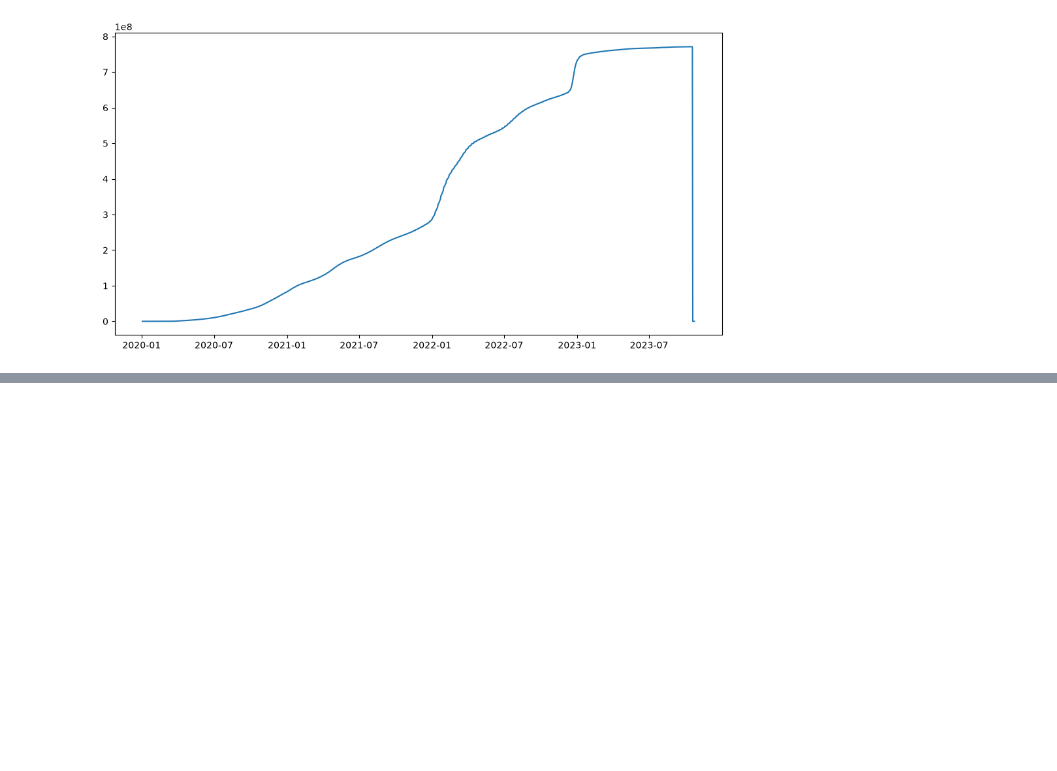
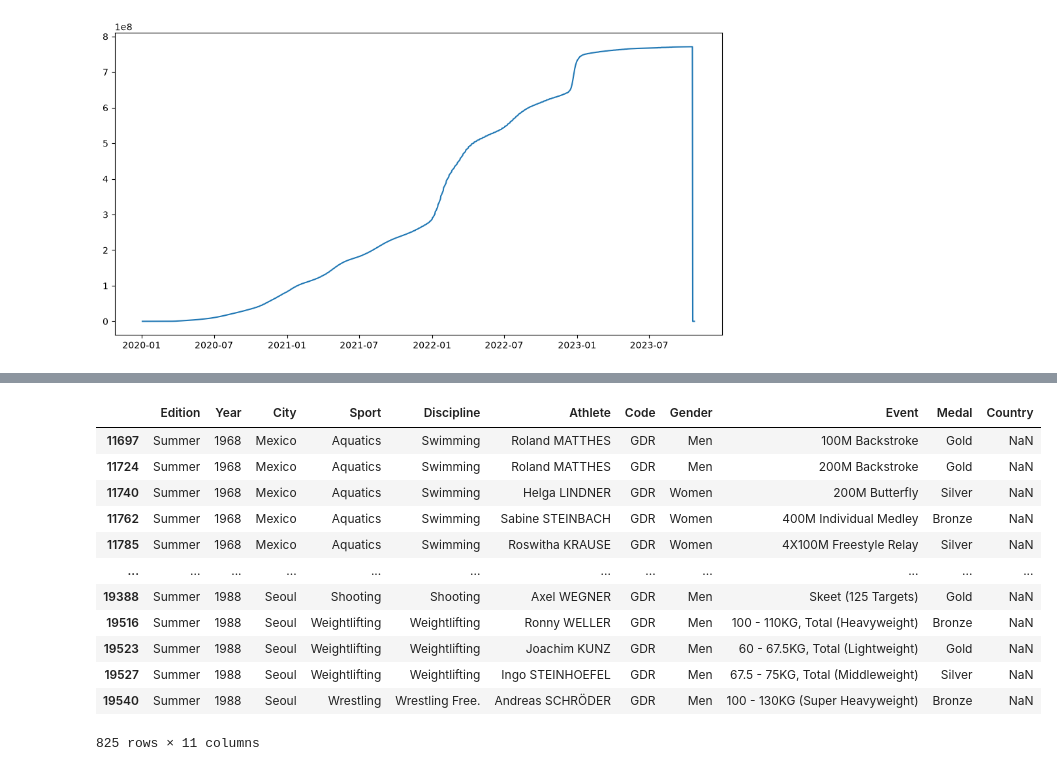
Before and after one commit to mohamedeld/Exploratory-Data-Analysis-using-Python, a Jupyter notebook: covid_casestudy.ipynb, the cells around one changed output, grey strips where cells are left out. Drawn from its saved outputs; the diff is of its cells as text; code cells hidden in the pictures; blank space fills up the shorter version.

```diff
--- a/covid_casestudy.ipynb
+++ b/covid_casestudy.ipynb
@@ -116,0 +348,16 @@ plt.plot(df_world_over_time.index,df_world_over_time.total_cases)
+# %%
+olympics[olympics.Code == "GDR"]
+# %% [output]
+|  | Edition | Year | City | Sport | Discipline | Athlete | Code | Gender | Event | Medal | Country |
+| 11697 | Summer | 1968 | Mexico | Aquatics | Swimming | Roland MATTHES | GDR | Men | 100M Backstroke | Gold | NaN |
+| 11724 | Summer | 1968 | Mexico | Aquatics | Swimming | Roland MATTHES | GDR | Men | 200M Backstroke | Gold | NaN |
+| 11740 | Summer | 1968 | Mexico | Aquatics | Swimming | Helga LINDNER | GDR | Women | 200M Butterfly | Silver | NaN |
+| 11762 | Summer | 1968 | Mexico | Aquatics | Swimming | Sabine STEINBACH | GDR | Women | 400M Individual Medley | Bronze | NaN |
+| 11785 | Summer | 1968 | Mexico | Aquatics | Swimming | Roswitha KRAUSE | GDR | Women | 4X100M Freestyle Relay | Silver | NaN |
+| ... | ... | ... | ... | ... | ... | ... | ... | ... | ... | ... | ... |
+| 19388 | Summer | 1988 | Seoul | Shooting | Shooting | Axel WEGNER | GDR | Men | Skeet (125 Targets) | Gold | NaN |
+| 19516 | Summer | 1988 | Seoul | Weightlifting | Weightlifting | Ronny WELLER | GDR | Men | 100 - 110KG, Total (Heavyweight) | Bronze | NaN |
+| 19523 | Summer | 1988 | Seoul | Weightlifting | Weightlifting | Joachim KUNZ | GDR | Men | 60 - 67.5KG, Total (Lightweight) | Gold | NaN |
+| 19527 | Summer | 1988 | Seoul | Weightlifting | Weightlifting | Ingo STEINHOEFEL | GDR | Men | 67.5 - 75KG, Total (Middleweight) | Silver | NaN |
+| 19540 | Summer | 1988 | Seoul | Wrestling | Wrestling Free. | Andreas SCHRÖDER | GDR | Men | 100 - 130KG (Super Heavyweight) | Bronze | NaN |
+825 rows × 11 columns
```
Also changed, not shown: parts of 32 cells of this notebook, 9 other files.
